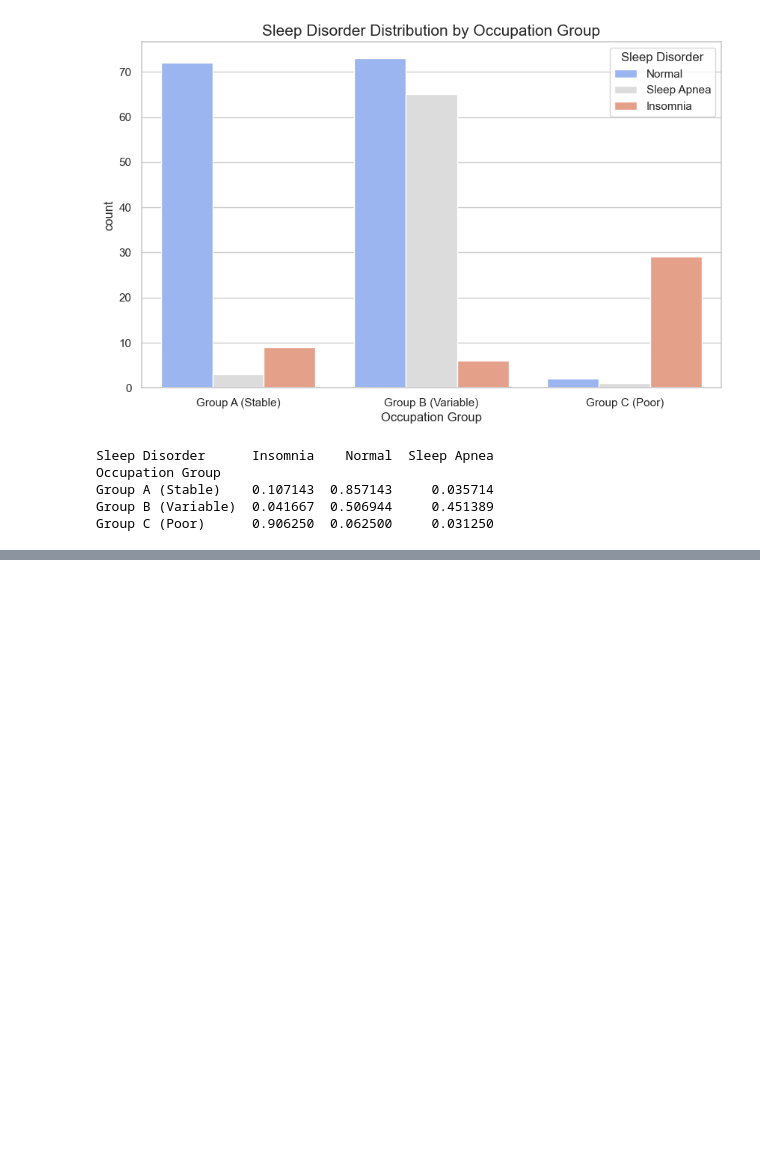
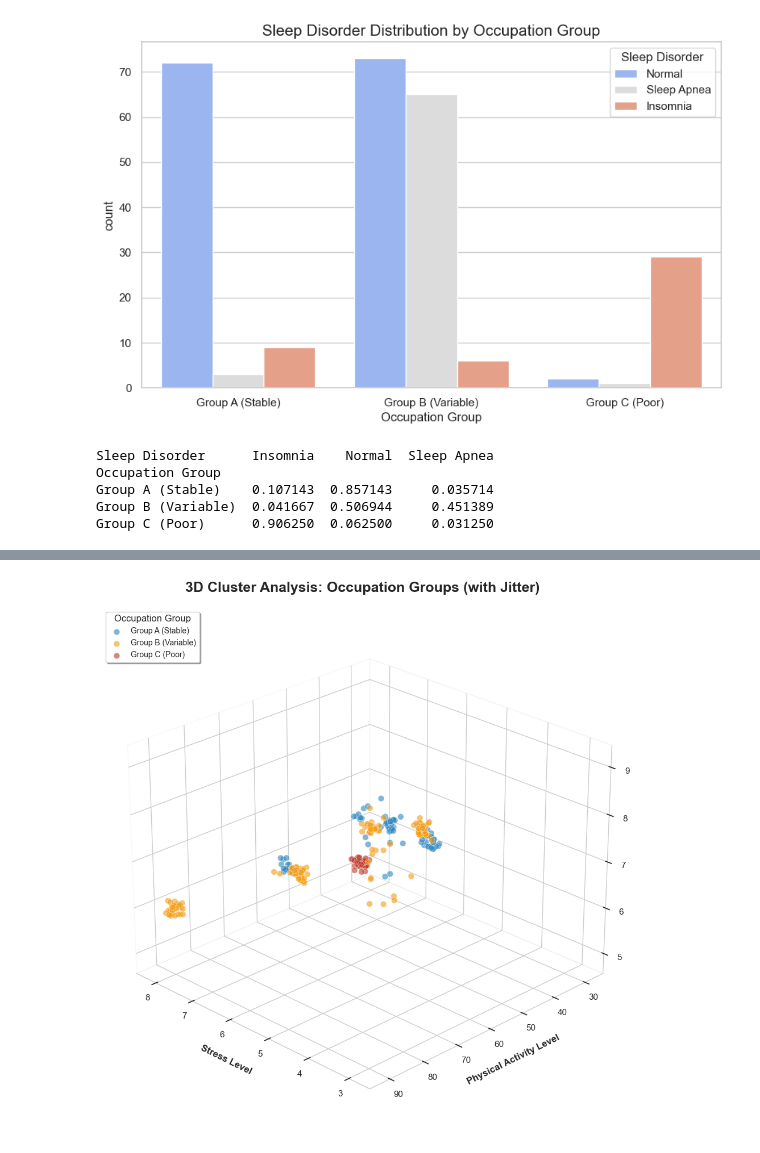
Before and after one commit to cjyaddone/ECE-143-Project, a Jupyter notebook: EDA.ipynb, the cells around one changed output, grey strips where cells are left out. Cells and saved outputs as stored; diff of their text form; code cells hidden in the pictures; blank space fills up the shorter version.

Commit message:
feat:add a 3d-cluster diagram

```diff
--- a/EDA.ipynb
+++ b/EDA.ipynb
@@ -563,0 +567,56 @@ Group C (Poor)      0.906250  0.062500     0.031250
+# %%
+from mpl_toolkits.mplot3d import Axes3D
+import matplotlib.pyplot as plt
+import numpy as np
+
+# Set a professional style
+plt.style.use('seaborn-v0_8-whitegrid')
+
+fig = plt.figure(figsize=(14, 10))
+ax = fig.add_subplot(111, projection='3d')
+
+# Professional Color Palette (Hex codes)
+colors = {
+    'Group A (Stable)': '#2E86C1',   # Strong Blue
+    'Group B (Variable)': '#F39C12', # Vivid Orange
+    'Group C (Poor)': '#C0392B'      # Deep Red
+}
+
+# Function to add jitter
+def add_jitter(arr, amount=0.2):
+    return arr + np.random.uniform(-amount, amount, size=len(arr))
+
+# Plot each group with enhanced markers and JITTER
+for group, color in colors.items():
+    subset = df_groups[df_groups['Occupation Group'] == group].copy()
+
+    # Add jitter to spread out overlapping points
+    x_jittered = add_jitter(subset['Stress Level'], 0.15)
+    y_jittered = add_jitter(subset['Physical Activity Level'], 1.5)
+    z_jittered = add_jitter(subset['Quality of Sleep'], 0.15)
+
+    ax.scatter(x_jittered, y_jittered, z_jittered,
+               c=color, label=group, s=60, alpha=0.6, edgecolors='w', linewidth=0.5)
+
+# Enhanced Labels and Title
+ax.set_xlabel('Stress Level', fontsize=12, labelpad=10, fontweight='bold')
+ax.set_ylabel('Physical Activity Level', fontsize=12, labelpad=10, fontweight='bold')
+ax.set_zlabel('Quality of Sleep', fontsize=12, labelpad=10, fontweight='bold')
+ax.set_title('3D Cluster Analysis: Occupation Groups (with Jitter)', fontsize=18, fontweight='bold', pad=20)
+
+# Customizing the Grid and Background for a cleaner look
+ax.xaxis.pane.fill = False
+ax.yaxis.pane.fill = False
+ax.zaxis.pane.fill = False
+ax.grid(True, linestyle='--', alpha=0.5)
+
+# Legend with frame
+ax.legend(title='Occupation Group', title_fontsize=12, fontsize=10, loc='upper left', frameon=True, shadow=True)
+
+# Optimal View Angle
+ax.view_init(elev=25, azim=135)
+
+plt.tight_layout()
+plt.show()
+# %% [output]
+[figure, added]
```
Also changed, not shown: parts of 2 cells of this notebook.
